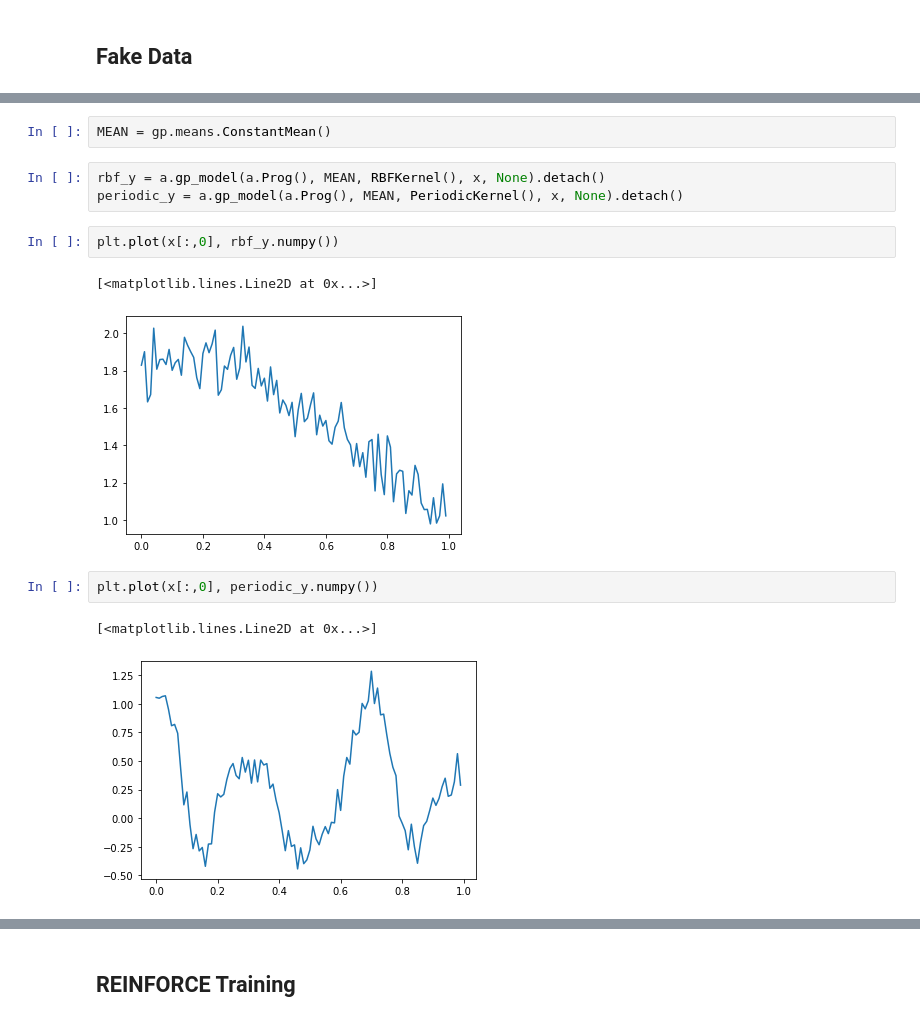
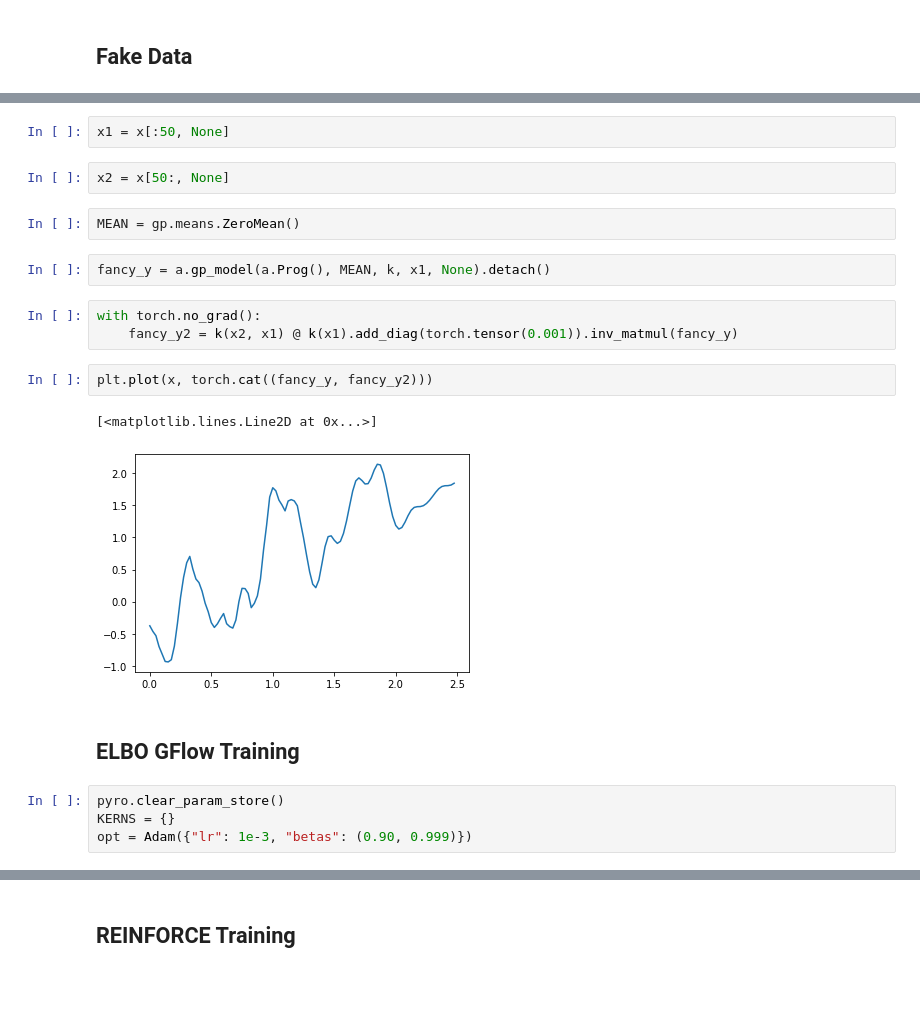
Before and after one commit to bogiebro/synthesis, a Jupyter notebook: Notebook.ipynb, the cells around one changed output, grey strips where cells are left out. Drawn from its saved outputs; the diff is of its cells as text; blank space fills up the shorter version.

```diff
--- a/Notebook.ipynb
+++ b/Notebook.ipynb
@@ -33,15 +39,22 @@ x = (torch.arange(100) / 100)[:,None]
+# %%
+x1 = x[:50, None]
+# %%
+x2 = x[50:, None]
 # %%
-MEAN = gp.means.ConstantMean()
+MEAN = gp.means.ZeroMean()
 # %%
-rbf_y = a.gp_model(a.Prog(), MEAN, RBFKernel(), x, None).detach()
-periodic_y = a.gp_model(a.Prog(), MEAN, PeriodicKernel(), x, None).detach()
+fancy_y = a.gp_model(a.Prog(), MEAN, k, x1, None).detach()
+# %%
+with torch.no_grad():
+    fancy_y2 = k(x2, x1) @ k(x1).add_diag(torch.tensor(0.001)).inv_matmul(fancy_y)
 # %%
-plt.plot(x[:,0], rbf_y.numpy())
+plt.plot(x, torch.cat((fancy_y, fancy_y2)))
 # %% [output]
 [<matplotlib.lines.Line2D at 0x...>]
-[figure, old version]
+[figure, new version]
-# %%
-plt.plot(x[:,0], periodic_y.numpy())
-# %% [output]
-[<matplotlib.lines.Line2D at 0x...>]
-[figure, removed]
+# %% [markdown]
+## ELBO GFlow Training
+# %%
+pyro.clear_param_store()
+KERNS = {}
+opt = Adam({"lr": 1e-3, "betas": (0.90, 0.999)})
```
Also changed, not shown: parts of 25 cells of this notebook, 1 other file.
